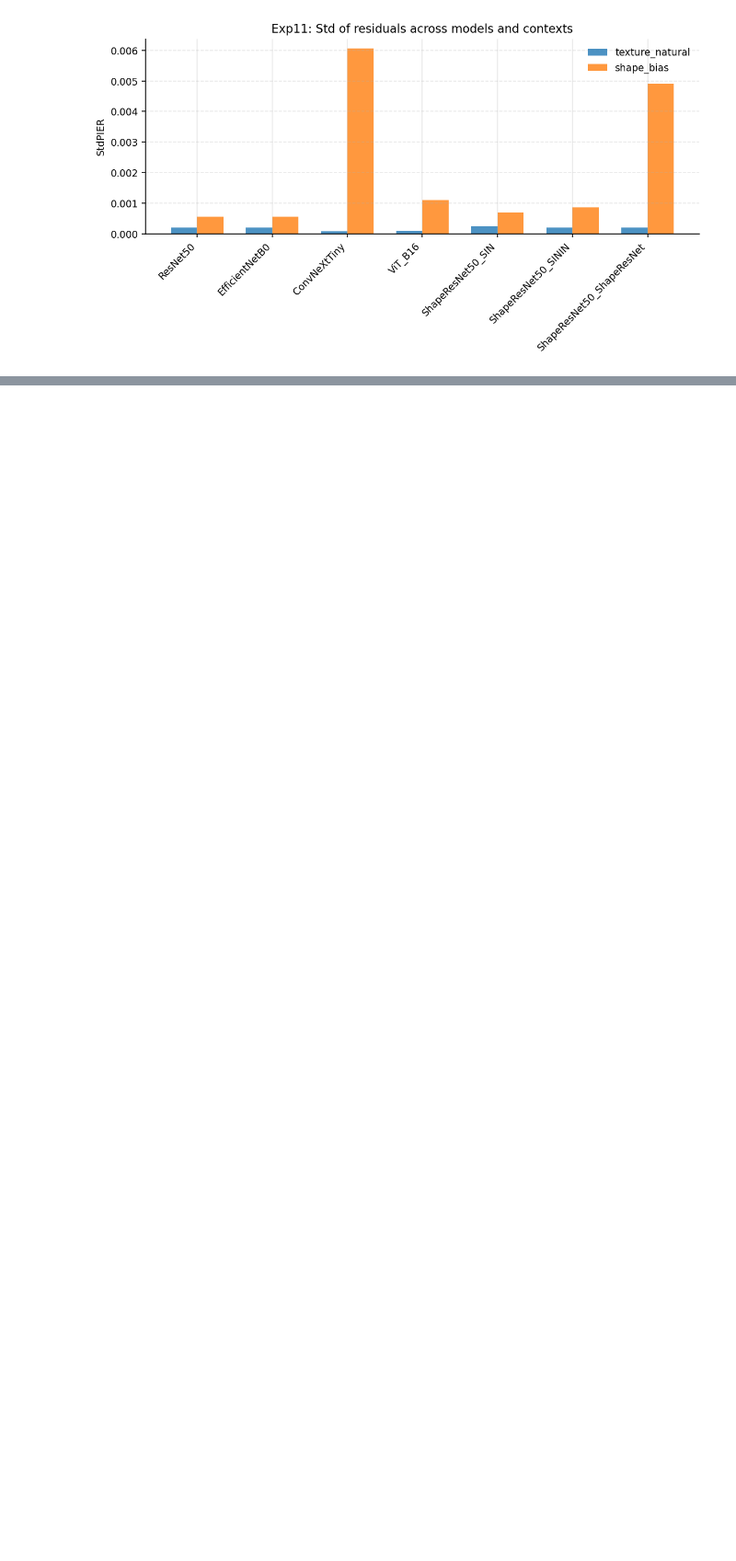
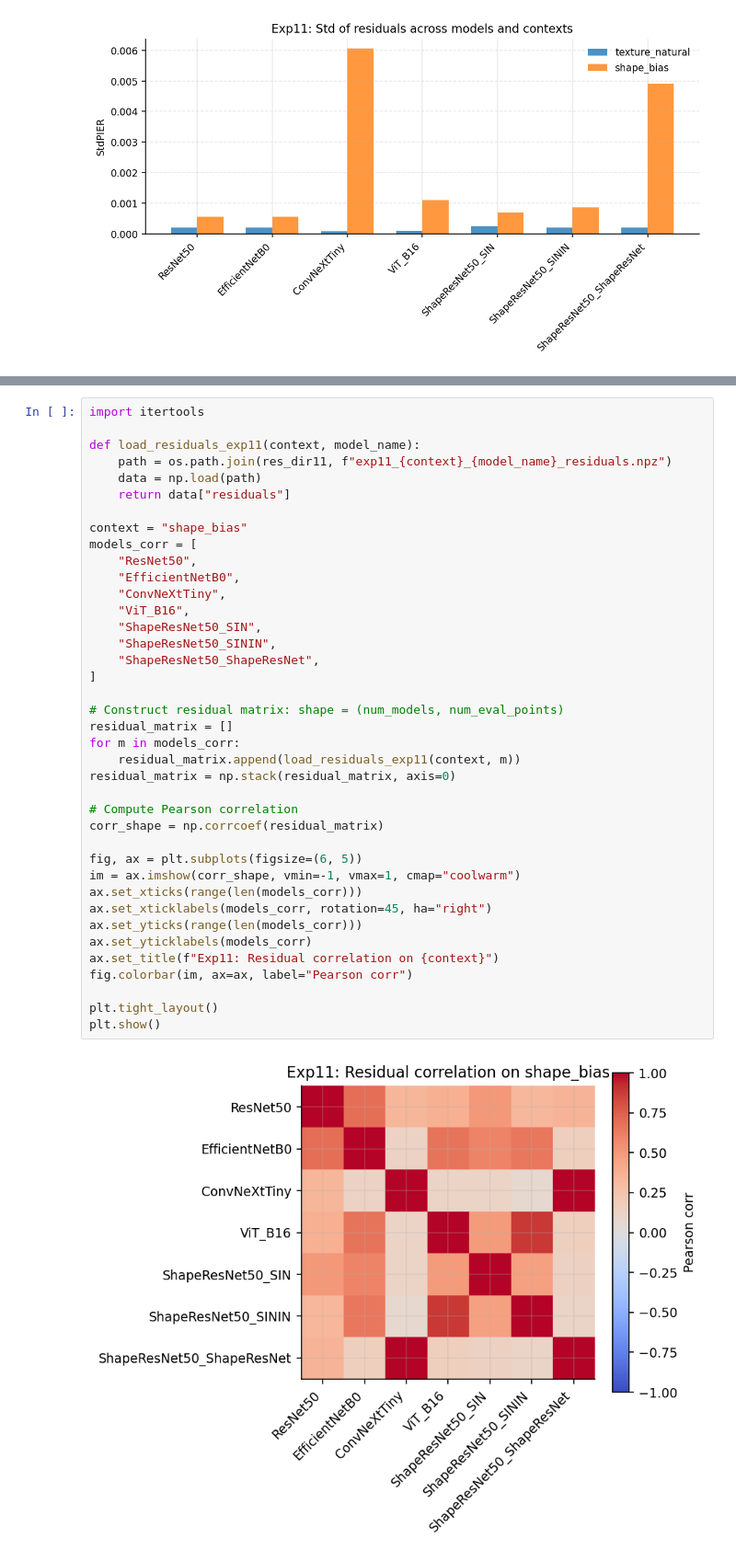
Before and after one commit to youlei202/ISQED, a Jupyter notebook: notebooks/11_shape_bias_texture.ipynb, the cells around one changed output, grey strips where cells are left out. Shown at 92% size. Drawn from its saved outputs; the diff is of its cells as text; blank space fills up the shorter version.

```diff
--- a/notebooks/11_shape_bias_texture.ipynb
+++ b/notebooks/11_shape_bias_texture.ipynb
@@ -235,0 +326,41 @@ plt.show()
+# %%
+import itertools
+
+def load_residuals_exp11(context, model_name):
+    path = os.path.join(res_dir11, f"exp11_{context}_{model_name}_residuals.npz")
+    data = np.load(path)
+    return data["residuals"]
+
+context = "shape_bias"
+models_corr = [
+    "ResNet50",
+    "EfficientNetB0",
+    "ConvNeXtTiny",
+    "ViT_B16",
+    "ShapeResNet50_SIN",
+    "ShapeResNet50_SININ",
+    "ShapeResNet50_ShapeResNet",
+]
+
+# Construct residual matrix: shape = (num_models, num_eval_points)
+residual_matrix = []
+for m in models_corr:
+    residual_matrix.append(load_residuals_exp11(context, m))
+residual_matrix = np.stack(residual_matrix, axis=0)
+
+# Compute Pearson correlation
+corr_shape = np.corrcoef(residual_matrix)
+
+fig, ax = plt.subplots(figsize=(6, 5))
+im = ax.imshow(corr_shape, vmin=-1, vmax=1, cmap="coolwarm")
+ax.set_xticks(range(len(models_corr)))
+ax.set_xticklabels(models_corr, rotation=45, ha="right")
+ax.set_yticks(range(len(models_corr)))
+ax.set_yticklabels(models_corr)
+ax.set_title(f"Exp11: Residual correlation on {context}")
+fig.colorbar(im, ax=ax, label="Pearson corr")
+
+plt.tight_layout()
+plt.show()
+# %% [output]
+[figure, added]
```
Also changed, not shown: parts of 4 cells of this notebook, 2 other files.
